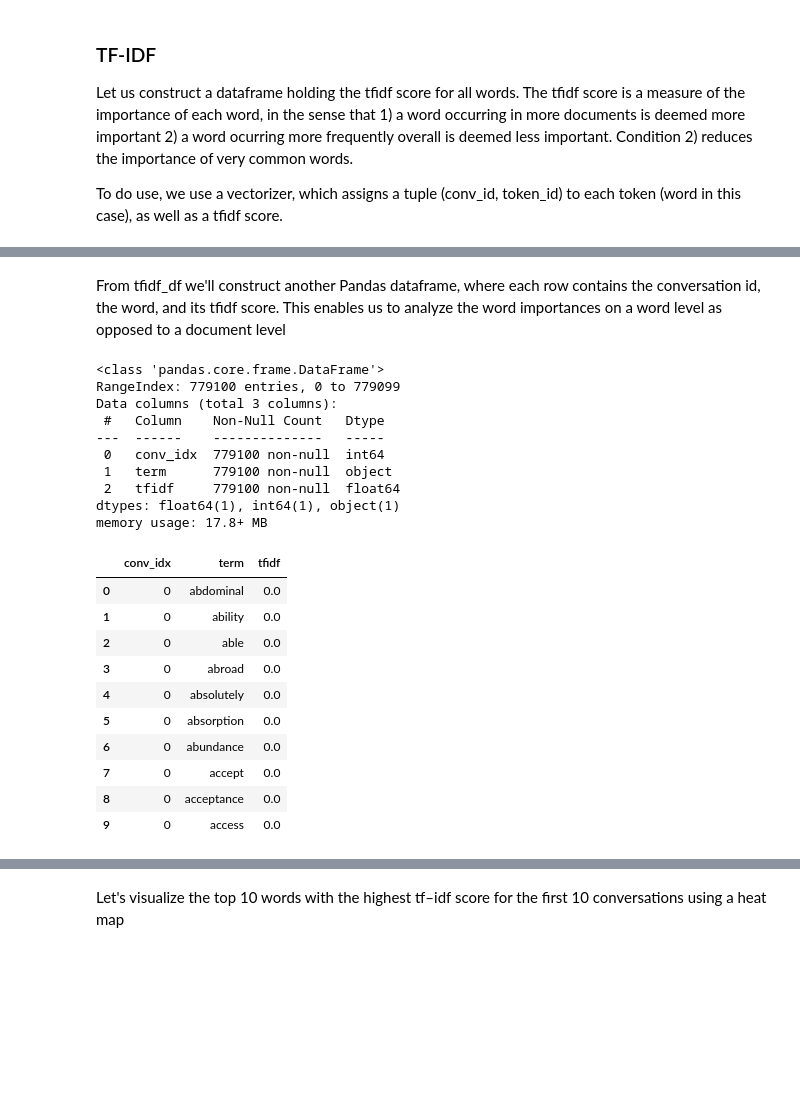
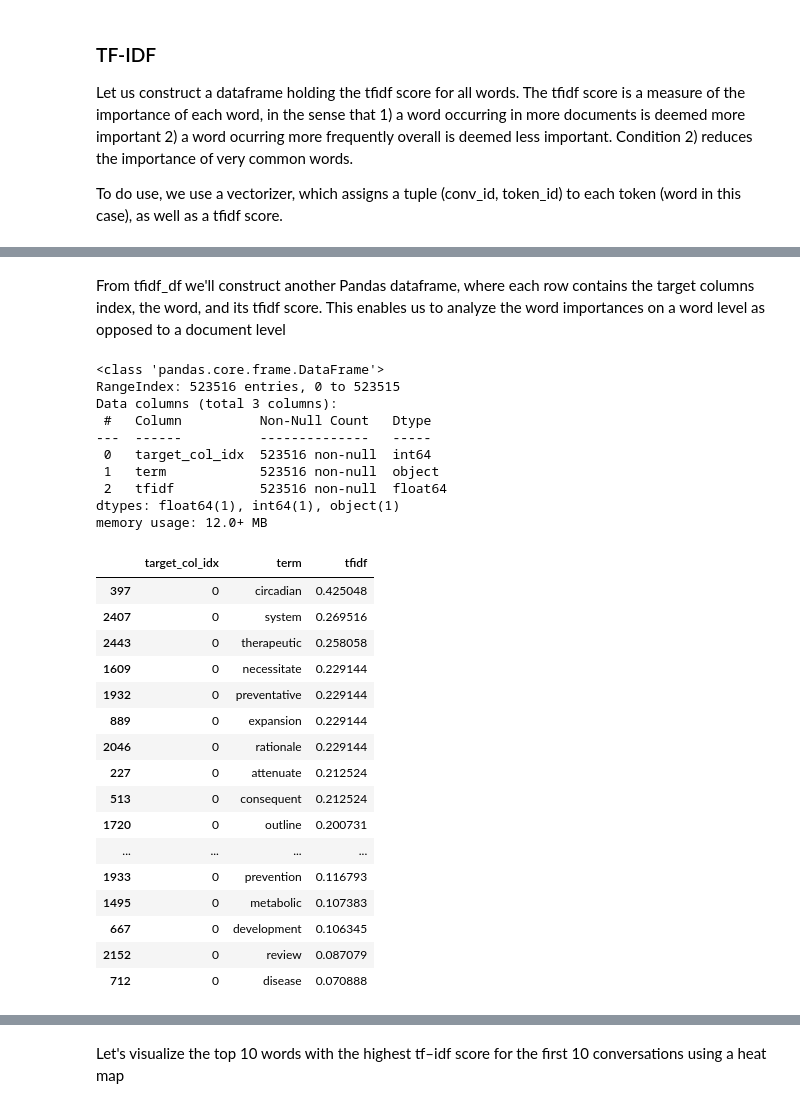
Before and after one commit to simonguld/CriticalBigDataManagement, a Jupyter notebook: 2024/text_mining_and_topic_modeling.ipynb, the cells around one changed output, grey strips where cells are left out. Saved outputs shown, nothing was run; the diff lists cells and outputs as text; code cells hidden in the pictures; blank space fills up the shorter version.

```diff
--- a/2024/text_mining_and_topic_modeling.ipynb
+++ b/2024/text_mining_and_topic_modeling.ipynb
@@ -338,37 +394,49 @@ tfidf_slice
 # %% [markdown]
-From tfidf_df we'll construct another Pandas dataframe, where each row contains the conversation id, the word, and its
+From tfidf_df we'll construct another Pandas dataframe, where each row contains the target columns index, the word, and its
 tfidf score. This enables us to analyze the word importances on a word level as opposed to a document level
 # %%
 # Drop the row with the document frequency
 tfidf_by_word = tfidf_df.drop('Document_Frequency', errors='ignore')
 # Reshape the dataframe
-tfidf_by_word = tfidf_by_word.stack().reset_index().rename(columns={0:'tfidf', 'level_0': 'conv_idx','level_1': 'term'})
+tfidf_by_word = tfidf_by_word.stack().reset_index().rename(columns={0:'tfidf', 'level_0': 'target_col_idx','level_1': 'term'})
+tfidf_by_word.info()
+# %% [output]
+<class 'pandas.core.frame.DataFrame'>
+RangeIndex: 523516 entries, 0 to 523515
+Data columns (total 3 columns):
+ #   Column          Non-Null Count   Dtype
+---  ------          --------------   -----
+ 0   target_col_idx  523516 non-null  int64
+ 1   term            523516 non-null  object
+ 2   tfidf           523516 non-null  float64
+dtypes: float64(1), int64(1), object(1)
+memory usage: 12.0+ MB
-# %%
-tfidf_by_word.info()
-# %% [output]
-<class 'pandas.core.frame.DataFrame'>
-RangeIndex: 779100 entries, 0 to 779099
-Data columns (total 3 columns):
- #   Column    Non-Null Count   Dtype
----  ------    --------------   -----
- 0   conv_idx  779100 non-null  int64
- 1   term      779100 non-null  object
- 2   tfidf     779100 non-null  float64
-dtypes: float64(1), int64(1), object(1)
-memory usage: 17.8+ MB
-# %%
-# Let's have a look
-tfidf_by_word.head(10)
-# %% [output]
-|  | conv_idx | term | tfidf |
-| 0 | 0 | abdominal | 0.0 |
-| 1 | 0 | ability | 0.0 |
-| 2 | 0 | able | 0.0 |
-| 3 | 0 | abroad | 0.0 |
-| 4 | 0 | absolutely | 0.0 |
-| 5 | 0 | absorption | 0.0 |
-| 6 | 0 | abundance | 0.0 |
-| 7 | 0 | accept | 0.0 |
-| 8 | 0 | acceptance | 0.0 |
-| 9 | 0 | access | 0.0 |
+# %%
+# let's have a look at the words with non-zero tf-idf score for the first document
+target_col_index = 0
+
+# mask for the target column
+index_mask = tfidf_by_word['target_col_idx'] == target_col_index
+# only show words with a minimum tf-idf score
+tfidf_min_mask = tfidf_by_word['tfidf'] > 0
+
+tfidf_by_word[index_mask & tfidf_min_mask].sort_values(by=['tfidf'], ascending=[False])
+# %% [output]
+|  | target_col_idx | term | tfidf |
+| 397 | 0 | circadian | 0.425048 |
+| 2407 | 0 | system | 0.269516 |
+| 2443 | 0 | therapeutic | 0.258058 |
+| 1609 | 0 | necessitate | 0.229144 |
+| 1932 | 0 | preventative | 0.229144 |
+| 889 | 0 | expansion | 0.229144 |
+| 2046 | 0 | rationale | 0.229144 |
+| 227 | 0 | attenuate | 0.212524 |
+| 513 | 0 | consequent | 0.212524 |
+| 1720 | 0 | outline | 0.200731 |
+| ... | ... | ... | ... |
+| 1933 | 0 | prevention | 0.116793 |
+| 1495 | 0 | metabolic | 0.107383 |
+| 667 | 0 | development | 0.106345 |
+| 2152 | 0 | review | 0.087079 |
+| 712 | 0 | disease | 0.070888 |
 # %%
```
Also changed, not shown: parts of 36 cells of this notebook, 6 other files.
